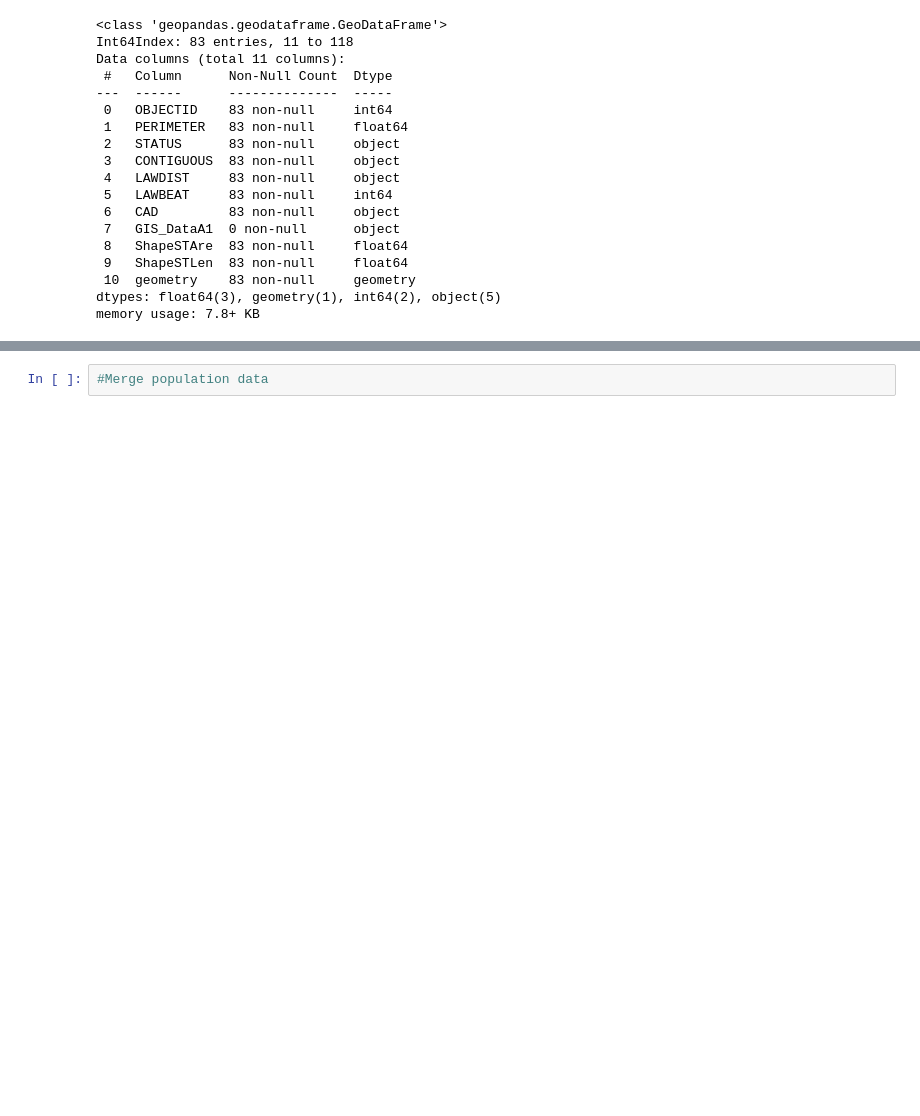
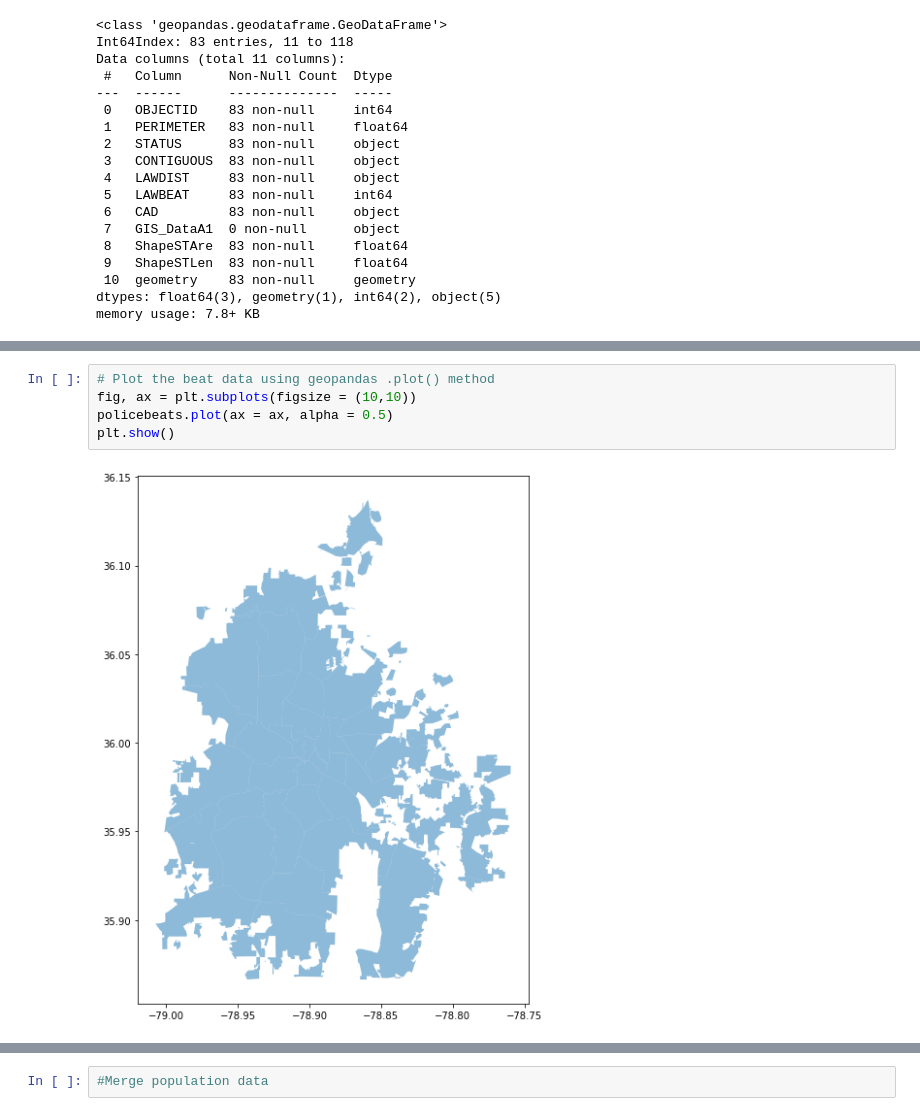
Before and after one commit to sadiesheridan/dataplus-project27-community-safety-durham, a Jupyter notebook: 10_code/EDA.ipynb, the cells around one changed output, grey strips where cells are left out. Drawn from its saved outputs; the diff is of its cells as text; blank space fills up the shorter version.

```diff
--- a/10_code/EDA.ipynb
+++ b/10_code/EDA.ipynb
@@ -220,0 +261,7 @@ memory usage: 25.1+ MB
+# %%
+# Plot the beat data using geopandas .plot() method
+fig, ax = plt.subplots(figsize = (10,10))
+policebeats.plot(ax = ax, alpha = 0.5)
+plt.show()
+# %% [output]
+[figure, added]
```
Also changed, not shown: parts of 18 cells of this notebook.
